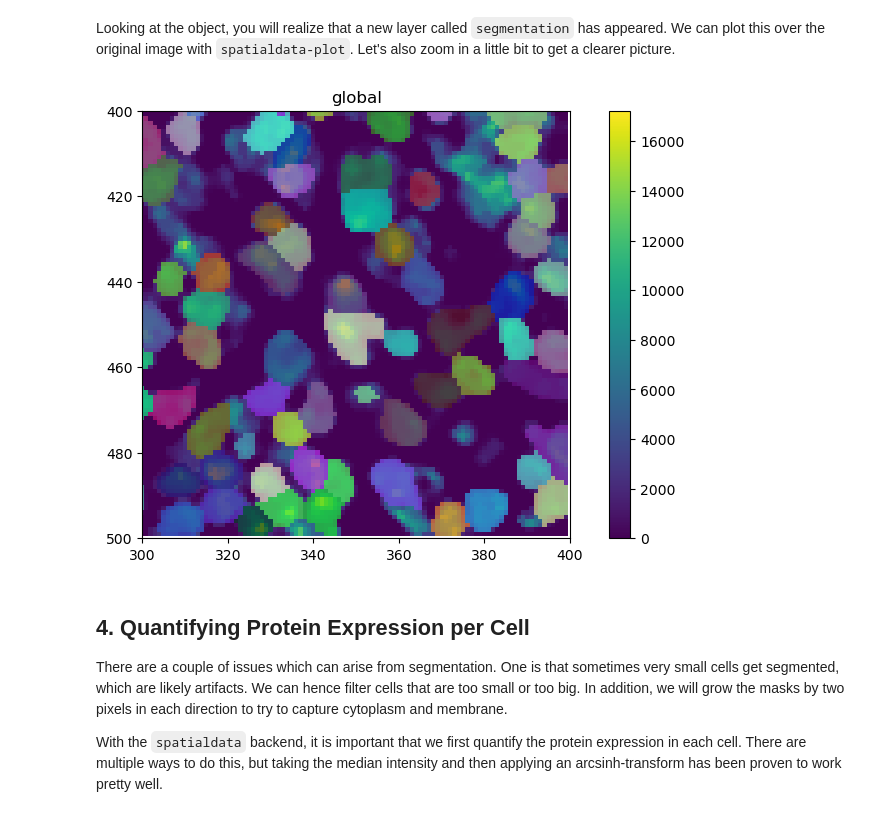
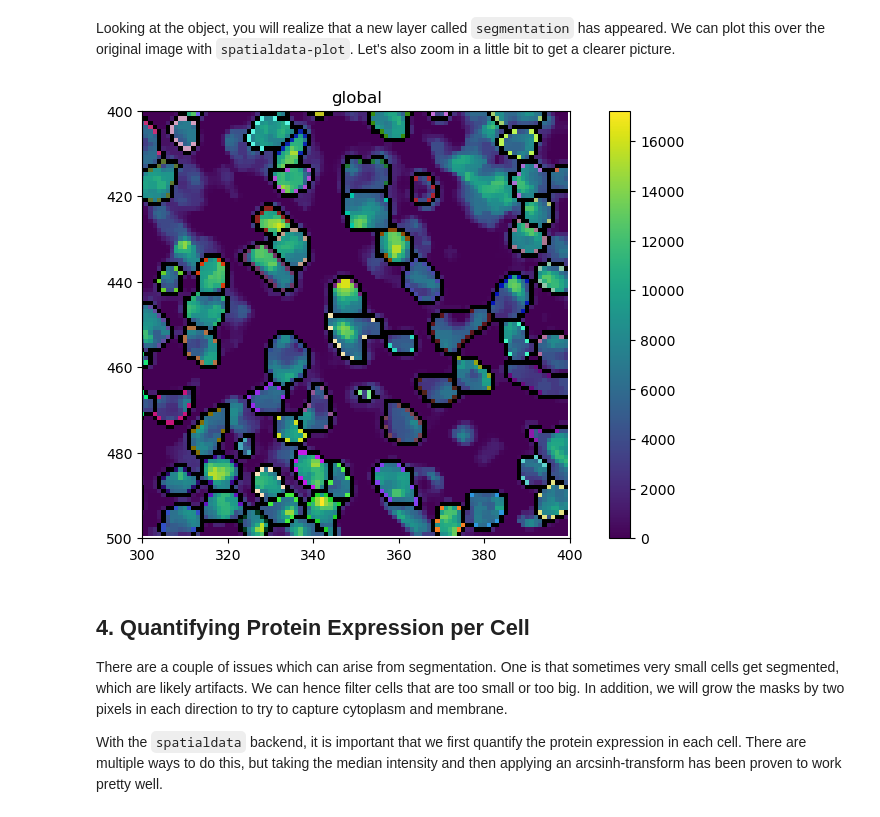
Before and after one commit to sagar87/spatialproteomics, a Jupyter notebook: docs/notebooks/ExampleWorkflowSpatialdata.ipynb, the cells around one changed output. Saved outputs shown, nothing was run; the diff lists cells and outputs as text; code cells hidden in the pictures.

```diff
--- a/docs/notebooks/ExampleWorkflowSpatialdata.ipynb
+++ b/docs/notebooks/ExampleWorkflowSpatialdata.ipynb
@@ -152,14 +153,14 @@ Looking at the object, you will realize that a new layer called `segmentation` h
 # %%
 sdata_zoomed = sdata.query.bounding_box(
     axes=["x", "y"],
     min_coordinate=[300, 400],
     max_coordinate=[400, 500],
     target_coordinate_system="global",
 )
 
-sdata_zoomed.pl.render_images(channel=["DAPI"]).pl.render_labels().pl.show()
+sdata_zoomed.pl.render_images(channel=["DAPI"]).pl.render_labels(outline_alpha=1, fill_alpha=0, color="white").pl.show()
 # %% [output]
-[figure, old version]
+[figure, new version]
 # %% [markdown]
 ## 4. Quantifying Protein Expression per Cell
 There are a couple of issues which can arise from segmentation. One is that sometimes very small cells get segmented, which are likely artifacts. We can hence filter cells that are too small or too big. In addition, we will grow the masks by two pixels in each direction to try to capture cytoplasm and membrane.
```
Also changed, not shown: parts of 3 cells of this notebook.
